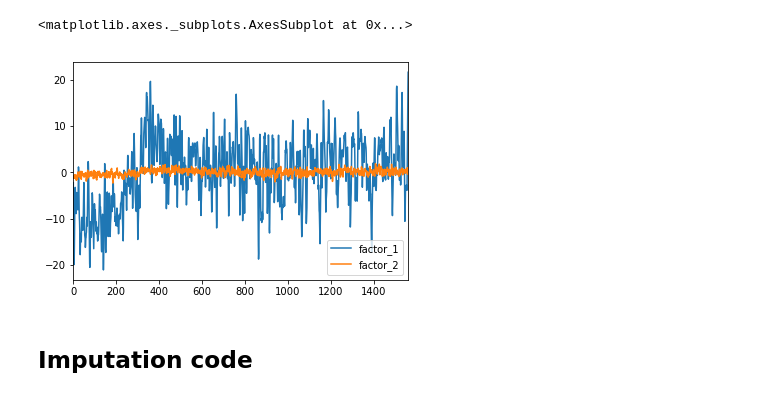
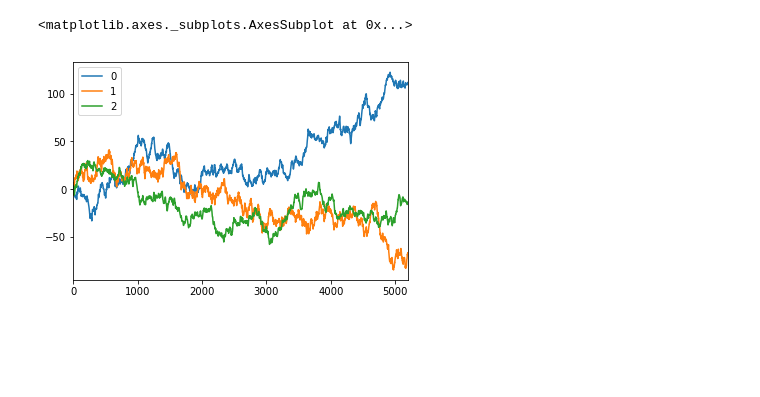
Before and after one commit to yangyang2000/Dynamic-Factor-Model, a Jupyter notebook: Notebooks/DFM_intro.ipynb, the cells around one changed output. Cells and saved outputs as stored; diff of their text form; code cells hidden in the pictures; blank space fills up the shorter version.

```diff
--- a/Notebooks/DFM_intro.ipynb
+++ b/Notebooks/DFM_intro.ipynb
@@ -844,36 +699,0 @@ branddata.drop(drops, axis = 1, inplace = True)
-# %%
-for b in df.brand_filtered2.unique():
-    try:
-        y = np.array(branddata[b].apply(lambda x: detrend(x, type = 'constant')))[:-2]
-        p = 2
-        seasons = 12
-        n = y.shape[1]
-        T = y.shape[0]
-        Sigma_u = np.eye(n)
-        sigma_xi = np.eye(p)
-        sigma_epsilon = np.eye(p)
-        sigma_eta = np.eye(p)
-        Sigma_v = block_diag(*[sigma_epsilon, sigma_eta, sigma_xi, np.zeros([(seasons-2)*p,(seasons-2)*p])])
-        C = block_diag(*[local_trend_component(p), seasonal_component(seasons, p)])
-        # Random guess for measurement matrix
-        L = np.random.normal(0,3, [n,p])
-        Astart = L
-        for m in [np.zeros([n,p]), L, np.zeros([n,(seasons-2)*p])]:
-            Astart = np.concatenate([Astart, m], axis = 1)
-        model_brand = KF_DFM(y,None,None,Sigma_u,Sigma_v,Astart,None,C,None, p=p, n = 'default',sig0=5)
-        model_brand.EM(iters=20)
-        #         Zsmooth =pd.DataFrame([zs.reshape(len(zs))[:p] for zs in model_brand.zsmooth])[1:]
-        Zsmooth =pd.DataFrame([zs.reshape(len(zs))[:p]+zs.reshape(len(zs))[2*p:3*p] for zs in model_brand.zsmooth])[1:]
-        Zsmooth.columns = ['factor_'+str(c+1) for c in range(p)]
-
-        brandfactors = pd.DataFrame(model_brand.L, columns = ['factor_'+str(c) for c in range(p)])
-        brandfactors['subratings'] = branddata[b].columns.values
-        brandfactors.to_excel('../../Tables/Exploratory/DFM/subrating_brand/'+str(b)+'_'+str(p)+'_factors.xlsx')
-        fig, ax = plt.subplots(figsize = (7,7))
-        ax.scatter(brandfactors.factor_0, brandfactors.factor_1)
-        for i,h in enumerate(branddata[b].columns.values):
-            ax.annotate(h, (brandfactors.factor_0[i],brandfactors.factor_1[i]))
-        plt.savefig('../../Figures/Exploratory/DFM/subrating_by_brand/'+str(b)+'_'+str(p)+'_factors_loading.png')
-        plt.close()
-    except:
-        pass
@@ -1000,9 +700,10 @@ ax2.plot(Zsmooth)
+# %%
+y = np.array(data[[c for c in data.columns.values if 'var_' in c]])
+model = KF_DFM(y,None,None,sigma_mu,SIG,A,None,C,None, p=3, n = 'default')
+zfilt,zvarfilt = model.kfilter(returns = True)
+zsmooth = model.ksmoother(returns = True)
 # %%
-Zsmooth =pd.DataFrame([zs.reshape(len(zs))[:p] for zs in model_yg.zsmooth])[1:]
-Zsmooth.columns = ['factor_'+str(c+1) for c in range(p)]
-Zsmooth.plot()
+pd.DataFrame([zs.reshape(len(zs))[p:2*p] for zs in zsmooth]).plot()
 # %% [output]
 <matplotlib.axes._subplots.AxesSubplot at 0x...>
-[figure, old version]
+[figure, new version]
-# %% [markdown]
-## Imputation code
```
Also changed, not shown: parts of 65 cells of this notebook.
